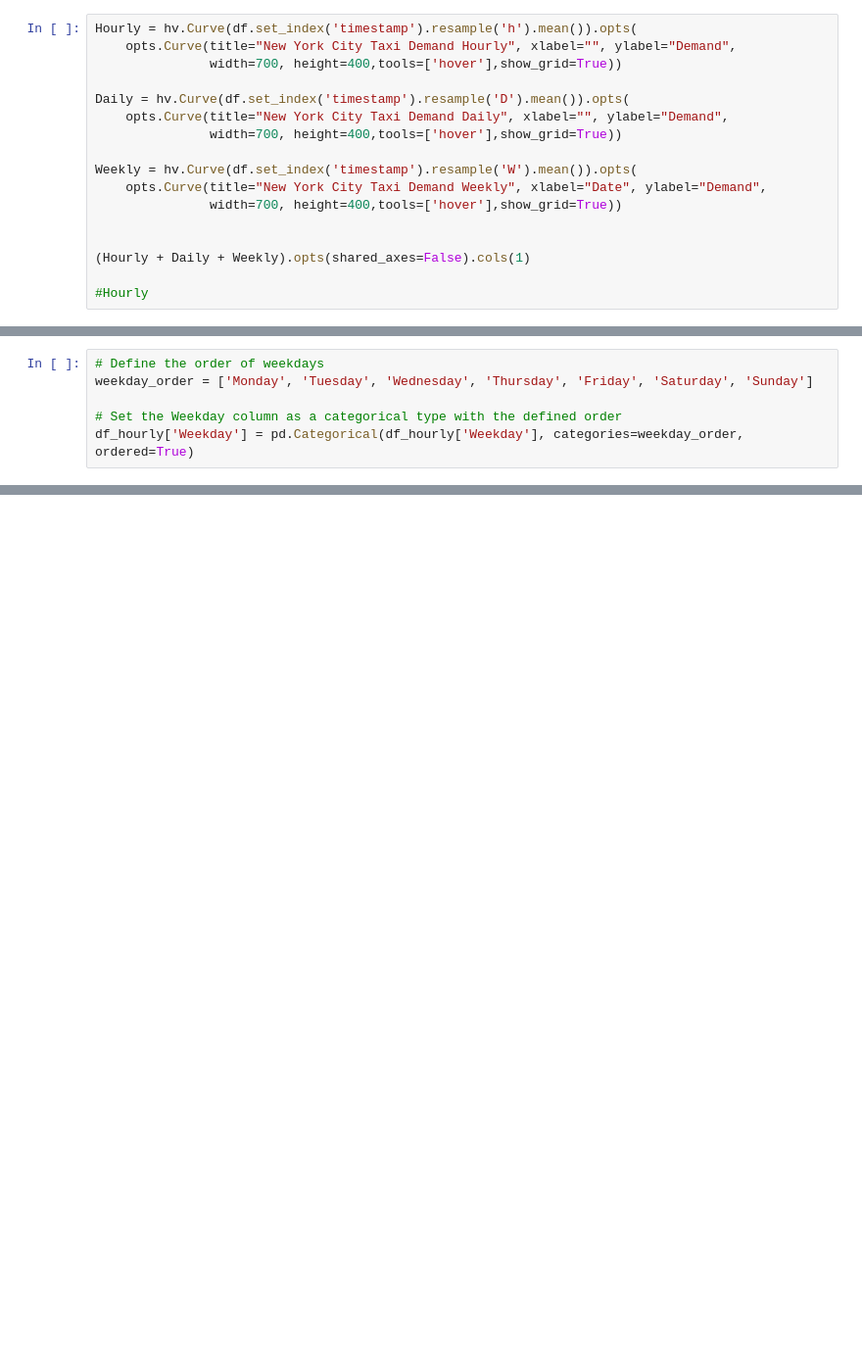
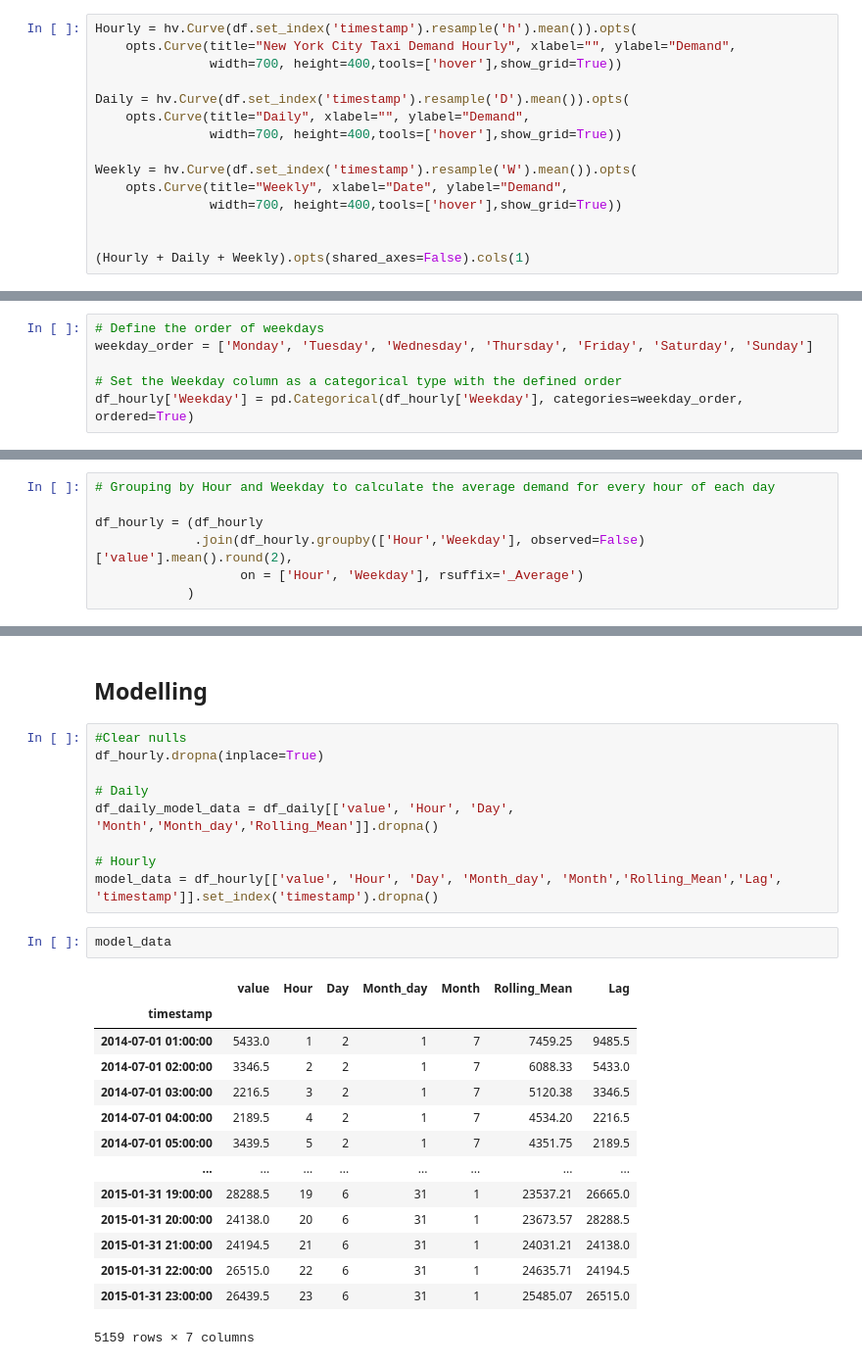
Before and after one commit to CoderCnc/AnomalyDetection, a Jupyter notebook: code.ipynb, the cells around one changed output, grey strips where cells are left out. Shown at 98% size. Saved outputs shown, nothing was run; the diff lists cells and outputs as text; blank space fills up the shorter version.

Commit message:
Model Building and Conclusion

```diff
--- a/code.ipynb
+++ b/code.ipynb
@@ -32,14 +58,12 @@ Hourly = hv.Curve(df.set_index('timestamp').resample('h').mean()).opts(
                width=700, height=400,tools=['hover'],show_grid=True))
 
 Daily = hv.Curve(df.set_index('timestamp').resample('D').mean()).opts(
-    opts.Curve(title="New York City Taxi Demand Daily", xlabel="", ylabel="Demand",
+    opts.Curve(title="Daily", xlabel="", ylabel="Demand",
                width=700, height=400,tools=['hover'],show_grid=True))
 
 Weekly = hv.Curve(df.set_index('timestamp').resample('W').mean()).opts(
-    opts.Curve(title="New York City Taxi Demand Weekly", xlabel="Date", ylabel="Demand",
+    opts.Curve(title="Weekly", xlabel="Date", ylabel="Demand",
                width=700, height=400,tools=['hover'],show_grid=True))
 
 
 (Hourly + Daily + Weekly).opts(shared_axes=False).cols(1)
-
-#Hourly
@@ -122,3 +170,10 @@ plot = hv.Overlay(curves).opts(
 plot
 # %% [output]
 [interactive output not drawn]
+# %%
+# Grouping by Hour and Weekday to calculate the average demand for every hour of each day
+
+df_hourly = (df_hourly
+             .join(df_hourly.groupby(['Hour','Weekday'], observed=False)['value'].mean().round(2),
+                   on = ['Hour', 'Weekday'], rsuffix='_Average')
+            )
@@ -124,0 +240,28 @@ plot
+# %% [markdown]
+## Modelling
+# %%
+#Clear nulls
+df_hourly.dropna(inplace=True)
+
+# Daily
+df_daily_model_data = df_daily[['value', 'Hour', 'Day',  'Month','Month_day','Rolling_Mean']].dropna()
+
+# Hourly
+model_data = df_hourly[['value', 'Hour', 'Day', 'Month_day', 'Month','Rolling_Mean','Lag', 'timestamp']].set_index('timestamp').dropna()
+# %%
+model_data
+# %% [output]
+|  | value | Hour | Day | Month_day | Month | Rolling_Mean | Lag |
+| timestamp |  |  |  |  |  |  |  |
+| 2014-07-01 01:00:00 | 5433.0 | 1 | 2 | 1 | 7 | 7459.25 | 9485.5 |
+| 2014-07-01 02:00:00 | 3346.5 | 2 | 2 | 1 | 7 | 6088.33 | 5433.0 |
+| 2014-07-01 03:00:00 | 2216.5 | 3 | 2 | 1 | 7 | 5120.38 | 3346.5 |
+| 2014-07-01 04:00:00 | 2189.5 | 4 | 2 | 1 | 7 | 4534.20 | 2216.5 |
+| 2014-07-01 05:00:00 | 3439.5 | 5 | 2 | 1 | 7 | 4351.75 | 2189.5 |
+| ... | ... | ... | ... | ... | ... | ... | ... |
+| 2015-01-31 19:00:00 | 28288.5 | 19 | 6 | 31 | 1 | 23537.21 | 26665.0 |
+| 2015-01-31 20:00:00 | 24138.0 | 20 | 6 | 31 | 1 | 23673.57 | 28288.5 |
+| 2015-01-31 21:00:00 | 24194.5 | 21 | 6 | 31 | 1 | 24031.21 | 24138.0 |
+| 2015-01-31 22:00:00 | 26515.0 | 22 | 6 | 31 | 1 | 24635.71 | 24194.5 |
+| 2015-01-31 23:00:00 | 26439.5 | 23 | 6 | 31 | 1 | 25485.07 | 26515.0 |
+5159 rows × 7 columns
```
Also changed, not shown: parts of 41 cells of this notebook.
